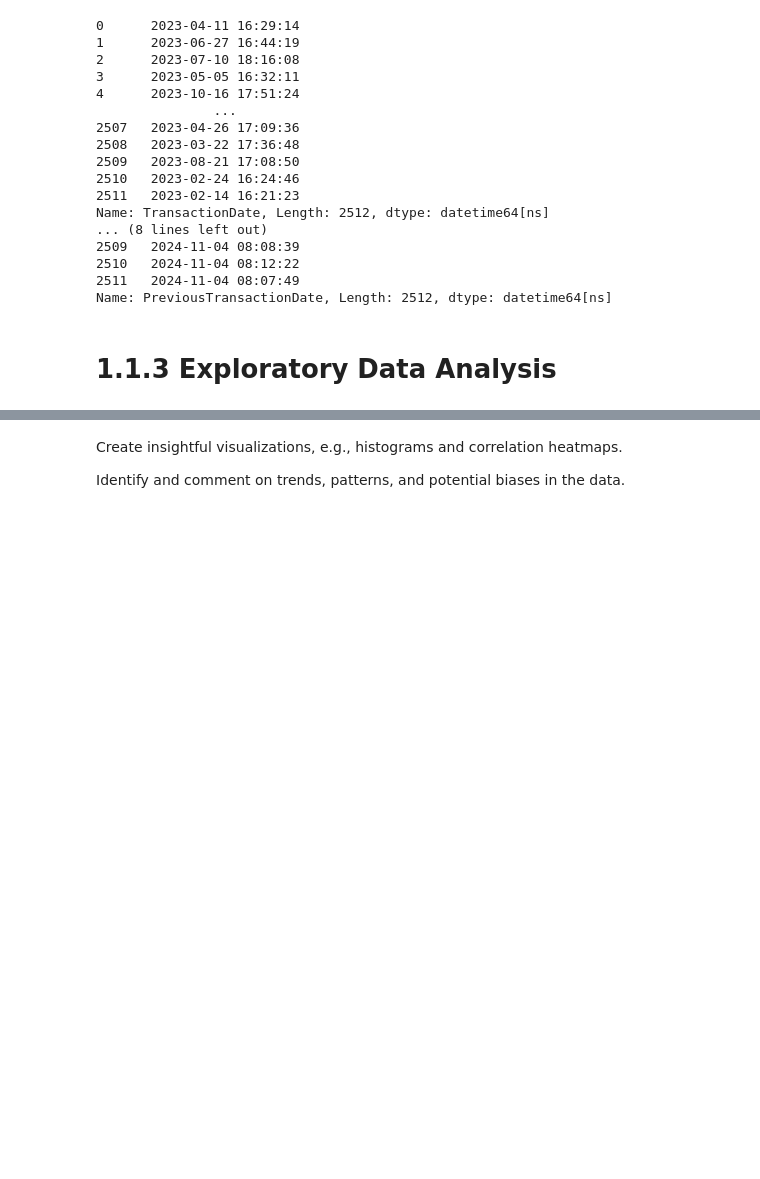
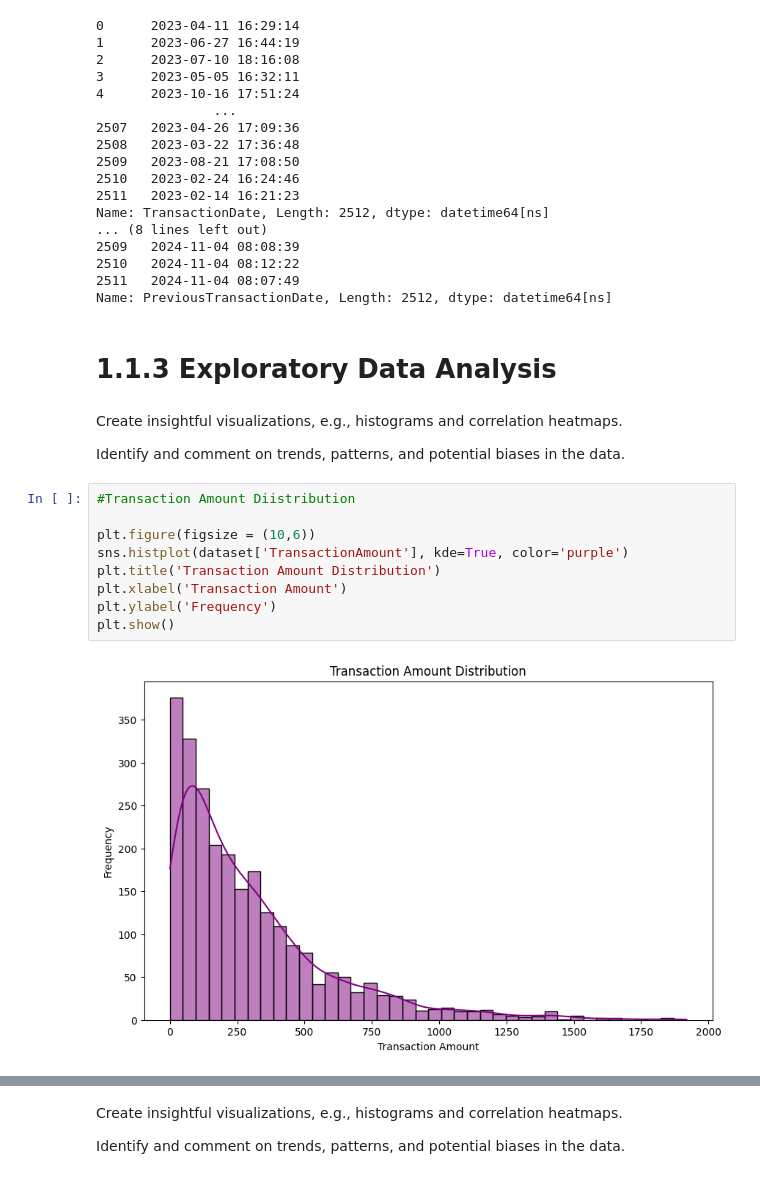
Before and after one commit to petar-Atanasov/Applied-Data-Science-and-AI-Workflow, a Jupyter notebook: CST3133_CourseWork_A.ipynb, the cells around one changed output, grey strips where cells are left out. Cells and saved outputs as stored; diff of their text form; blank space fills up the shorter version.

```diff
--- a/CST3133_CourseWork_A.ipynb
+++ b/CST3133_CourseWork_A.ipynb
@@ -173,3 +173,18 @@ Name: TransactionDate, Length: 2512, dtype: datetime64[ns]
 Name: PreviousTransactionDate, Length: 2512, dtype: datetime64[ns]
 # %% [markdown]
 # 1.1.3 Exploratory Data Analysis
+# %% [markdown]
+Create insightful visualizations, e.g., histograms and correlation heatmaps.
+
+Identify and comment on trends, patterns, and potential biases in the data.
+# %%
+#Transaction Amount Diistribution
+
+plt.figure(figsize = (10,6))
+sns.histplot(dataset['TransactionAmount'], kde=True, color='purple')
+plt.title('Transaction Amount Distribution')
+plt.xlabel('Transaction Amount')
+plt.ylabel('Frequency')
+plt.show()
+# %% [output]
+[figure, added]
```
Also changed, not shown: parts of 7 cells of this notebook.
